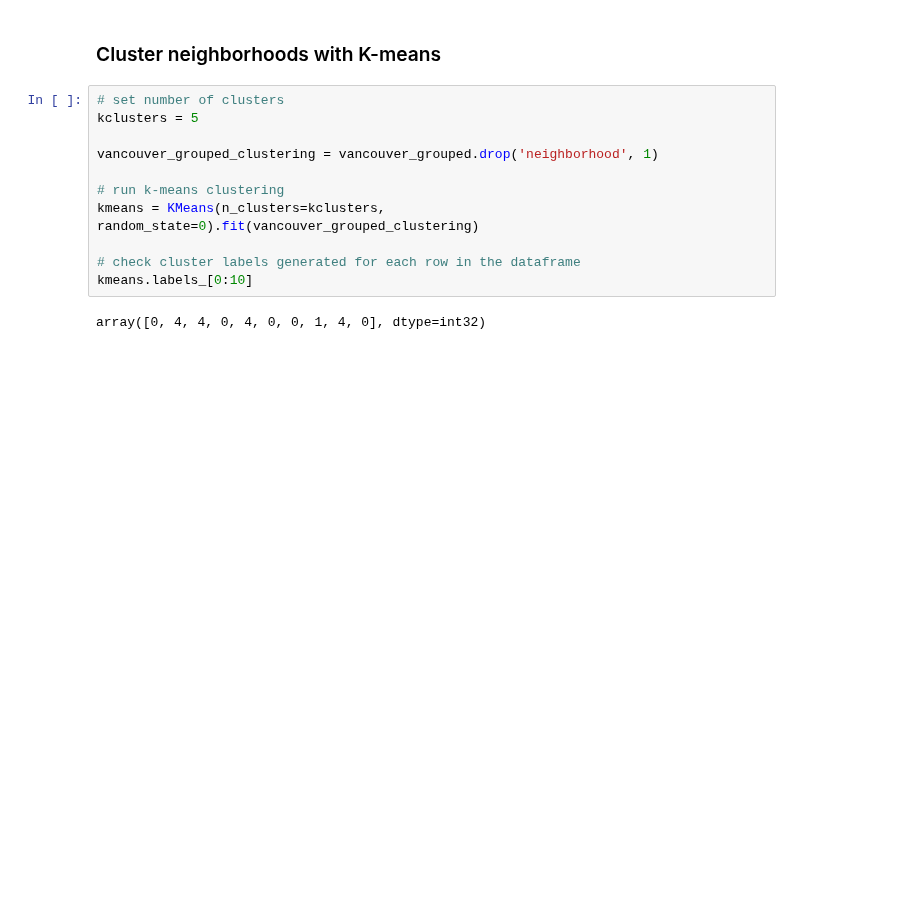
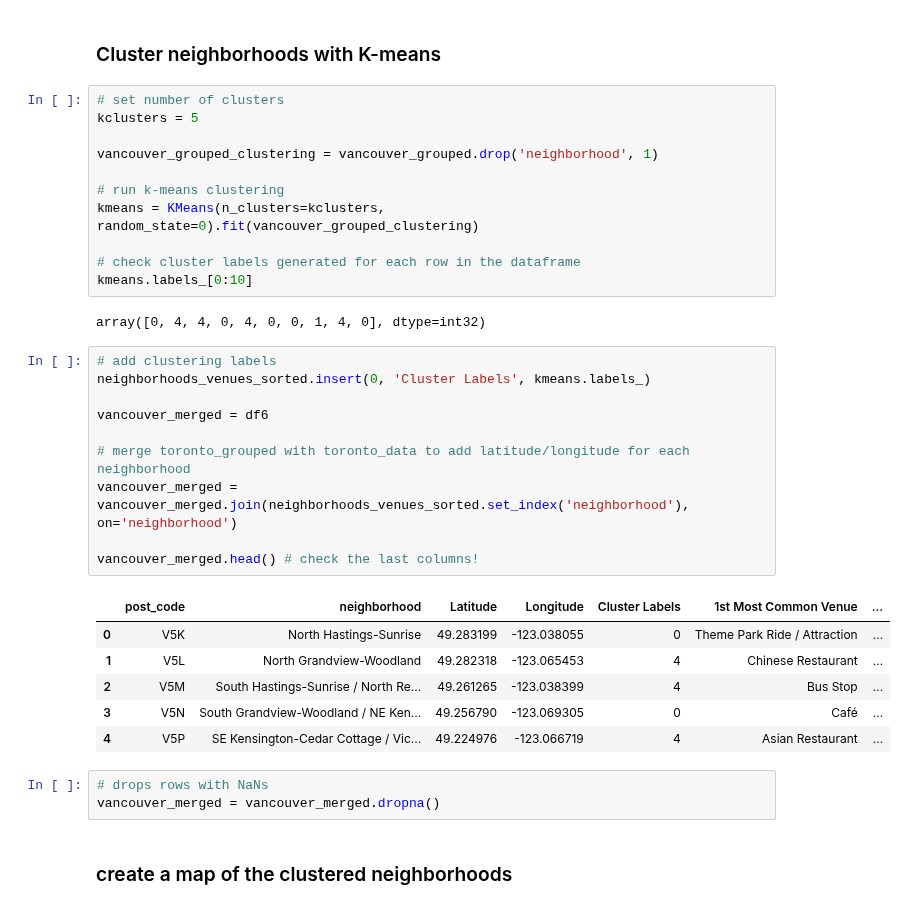
Before and after one commit to dprossi/Capstone_Project_IBM_Data_Science, a Jupyter notebook: Applied_Data_Science_Capstone_Project_Vancouver.ipynb, the cells around one changed output. Cells and saved outputs as stored; diff of their text form; blank space fills up the shorter version.

```diff
--- a/Applied_Data_Science_Capstone_Project_Vancouver.ipynb
+++ b/Applied_Data_Science_Capstone_Project_Vancouver.ipynb
@@ -654,3 +654,25 @@ kmeans = KMeans(n_clusters=kclusters, random_state=0).fit(vancouver_grouped_clus
 kmeans.labels_[0:10]
 # %% [output]
 array([0, 4, 4, 0, 4, 0, 0, 1, 4, 0], dtype=int32)
+# %%
+# add clustering labels
+neighborhoods_venues_sorted.insert(0, 'Cluster Labels', kmeans.labels_)
+
+vancouver_merged = df6
+
+# merge toronto_grouped with toronto_data to add latitude/longitude for each neighborhood
+vancouver_merged = vancouver_merged.join(neighborhoods_venues_sorted.set_index('neighborhood'), on='neighborhood')
+
+vancouver_merged.head() # check the last columns!
+# %% [output]
+|  | post_code | neighborhood | Latitude | Longitude | Cluster Labels | 1st Most Common Venue | ... |
+| 0 | V5K | North Hastings-Sunrise | 49.283199 | -123.038055 | 0 | Theme Park Ride / Attraction | ... |
+| 1 | V5L | North Grandview-Woodland | 49.282318 | -123.065453 | 4 | Chinese Restaurant | ... |
+| 2 | V5M | South Hastings-Sunrise / North Re... | 49.261265 | -123.038399 | 4 | Bus Stop | ... |
+| 3 | V5N | South Grandview-Woodland / NE Ken... | 49.256790 | -123.069305 | 0 | Café | ... |
+| 4 | V5P | SE Kensington-Cedar Cottage / Vic... | 49.224976 | -123.066719 | 4 | Asian Restaurant | ... |
+# %%
+# drops rows with NaNs
+vancouver_merged = vancouver_merged.dropna()
+# %% [markdown]
+### create a map of the clustered neighborhoods
```
Also changed, not shown: parts of 4 cells of this notebook.
